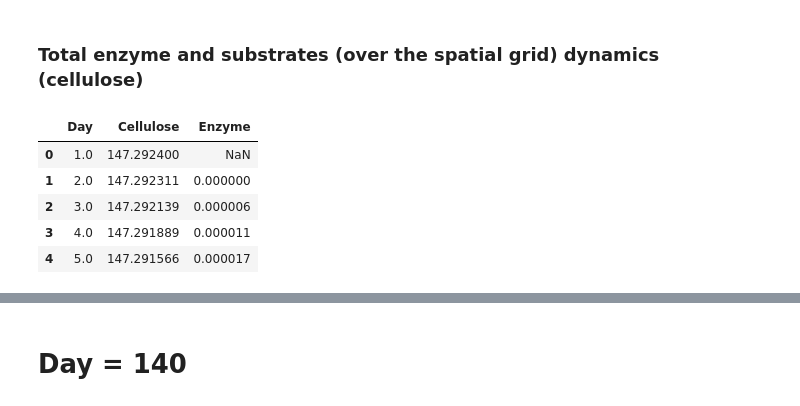
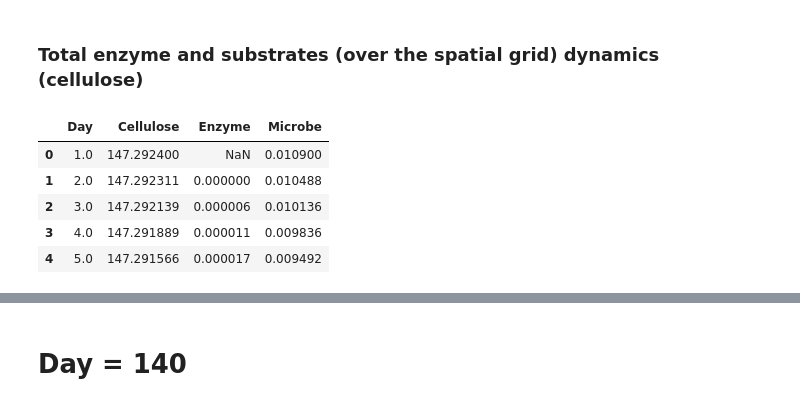
Before and after one commit to bioatmosphere/An_emergent_soil_enzyme_decomposition_model, a Jupyter notebook: Figure_1/Fig_1_Tempo-spatial Dynamics.ipynb, the cells around one changed output, grey strips where cells are left out. Cells and saved outputs as stored; diff of their text form; code cells hidden in the pictures.

```diff
--- a/Figure_1/Fig_1_Tempo-spatial Dynamics.ipynb
+++ b/Figure_1/Fig_1_Tempo-spatial Dynamics.ipynb
@@ -13,17 +13,20 @@ from matplotlib import cm
 # %%
 Cellulose = pd.read_csv('Cellulose.csv')
 Cellulose.columns = ['Day','Cellulose']
 Cellulose_Enzyme = pd.read_csv('Cellulose_Enzyme.csv',index_col = 0)
 Cellulose_Enzyme.columns = ['Enzyme']
 
-Cellulose_Total = pd.concat([Cellulose,Cellulose_Enzyme],axis = 1)
+Microbe = pd.read_csv('Microbe.csv')['C'].rename('Microbe')
+
+Cellulose_Total = pd.concat([Cellulose,Cellulose_Enzyme,Microbe],axis = 1)
 Cellulose_Total['Cellulose'] = Cellulose_Total.copy()['Cellulose']/10000
 Cellulose_Total['Enzyme']    = Cellulose_Total.copy()['Enzyme']/10000
+
 Cellulose_Total.head()
 # %% [output]
-|  | Day | Cellulose | Enzyme |
-| 0 | 1.0 | 147.292400 | NaN |
-| 1 | 2.0 | 147.292311 | 0.000000 |
-| 2 | 3.0 | 147.292139 | 0.000006 |
-| 3 | 4.0 | 147.291889 | 0.000011 |
-| 4 | 5.0 | 147.291566 | 0.000017 |
+|  | Day | Cellulose | Enzyme | Microbe |
+| 0 | 1.0 | 147.292400 | NaN | 0.010900 |
+| 1 | 2.0 | 147.292311 | 0.000000 | 0.010488 |
+| 2 | 3.0 | 147.292139 | 0.000006 | 0.010136 |
+| 3 | 4.0 | 147.291889 | 0.000011 | 0.009836 |
+| 4 | 5.0 | 147.291566 | 0.000017 | 0.009492 |
```
Also changed, not shown: parts of 9 cells of this notebook.
